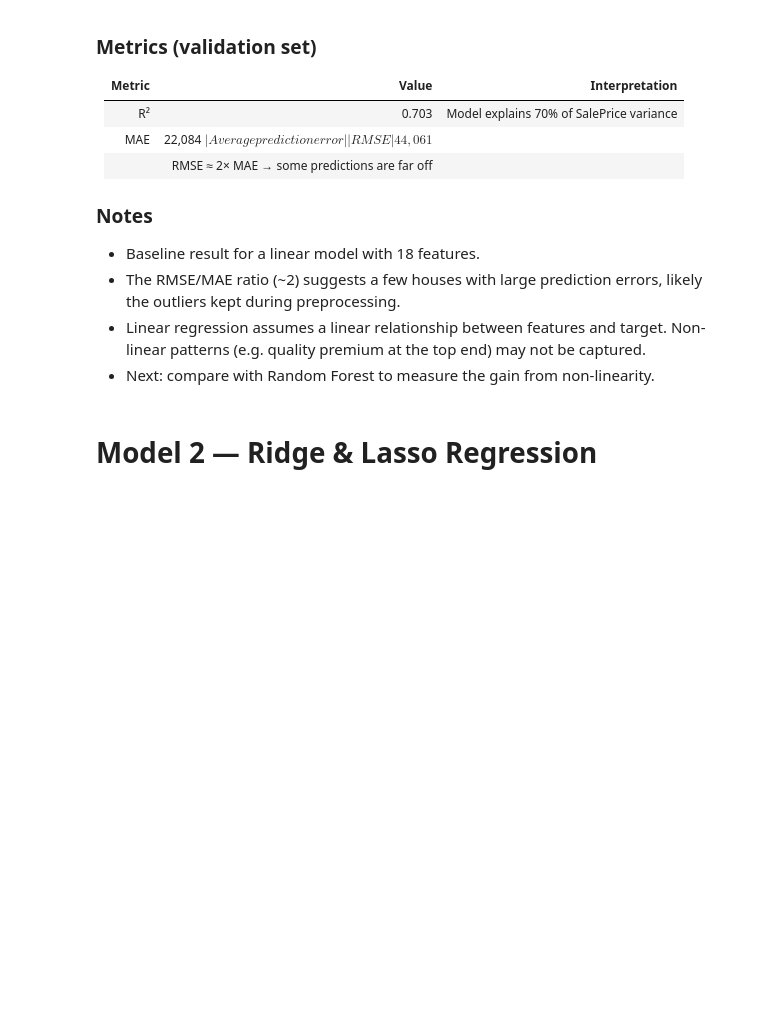
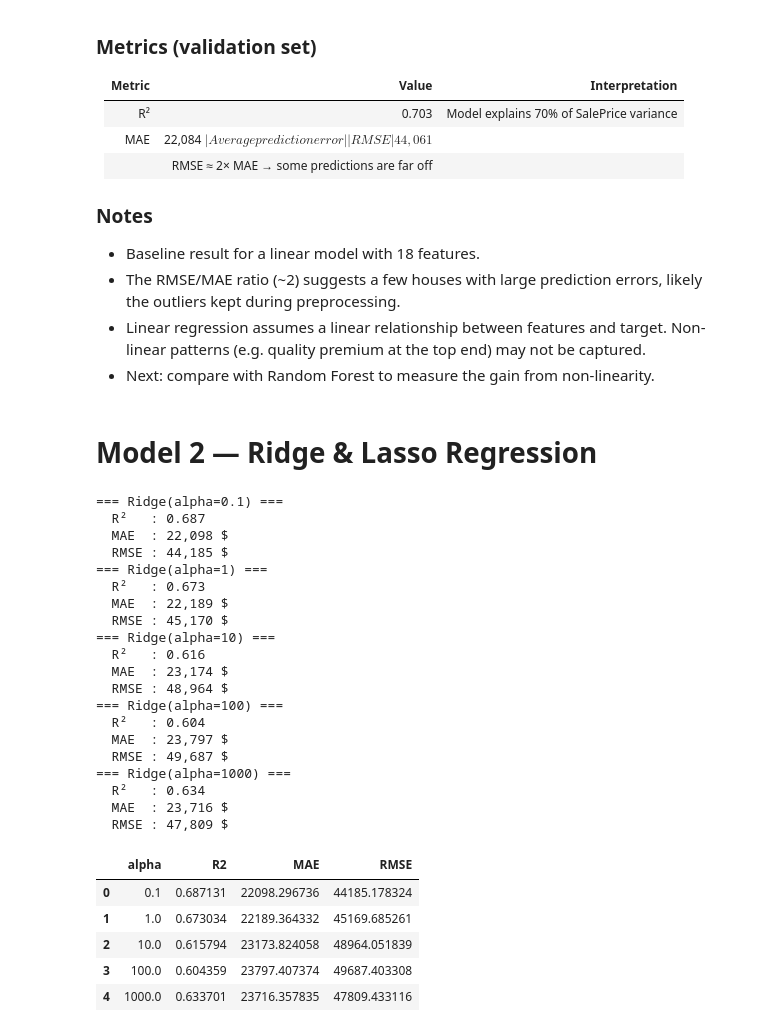
Before and after one commit to Binardino/ML---Real-Estate-Price-Prediction, a Jupyter notebook: notebook.ipynb, the cells around one changed output. Drawn from its saved outputs; the diff is of its cells as text; code cells hidden in the pictures; blank space fills up the shorter version.

```diff
--- a/notebook.ipynb
+++ b/notebook.ipynb
@@ -804,8 +804,47 @@ print_metrics(reg, y_val, y_train_pred)
 # %%
 from sklearn.linear_model import Ridge, Lasso
 alphas = [0.1, 1, 10, 100, 1000]
 results = []
 
 for alpha in alphas:
     ridge_model = Ridge(alpha=alpha)
-    ridge_model.fit(X_train, y_train)
+    ridge_model.fit(X_train_selected, y_train)
+    y_pred = ridge_model.predict(X_val_selected)
+
+    print_metrics(ridge_model, y_val, y_pred)
+    results.append({'alpha' : alpha,
+                    'R2'  : r2_score(y_val, y_pred),
+                    "MAE" : mean_absolute_error(y_val, y_pred),
+                    "RMSE": root_mean_squared_error(y_val, y_pred)
+                    })
+
+df_R2 = pd.DataFrame(results)
+
+df_R2
+# %% [output]
+=== Ridge(alpha=0.1) ===
+  R²   : 0.687
+  MAE  : 22,098 $
+  RMSE : 44,185 $
+=== Ridge(alpha=1) ===
+  R²   : 0.673
+  MAE  : 22,189 $
+  RMSE : 45,170 $
+=== Ridge(alpha=10) ===
+  R²   : 0.616
+  MAE  : 23,174 $
+  RMSE : 48,964 $
+=== Ridge(alpha=100) ===
+  R²   : 0.604
+  MAE  : 23,797 $
+  RMSE : 49,687 $
+=== Ridge(alpha=1000) ===
+  R²   : 0.634
+  MAE  : 23,716 $
+  RMSE : 47,809 $
+|  | alpha | R2 | MAE | RMSE |
+| 0 | 0.1 | 0.687131 | 22098.296736 | 44185.178324 |
+| 1 | 1.0 | 0.673034 | 22189.364332 | 45169.685261 |
+| 2 | 10.0 | 0.615794 | 23173.824058 | 48964.051839 |
+| 3 | 100.0 | 0.604359 | 23797.407374 | 49687.403308 |
+| 4 | 1000.0 | 0.633701 | 23716.357835 | 47809.433116 |
```
Also changed, not shown: parts of 1 cell of this notebook.
